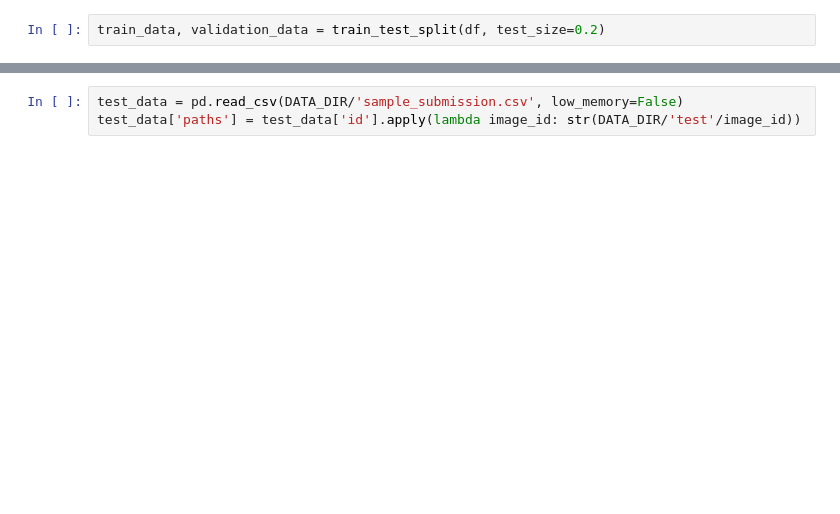
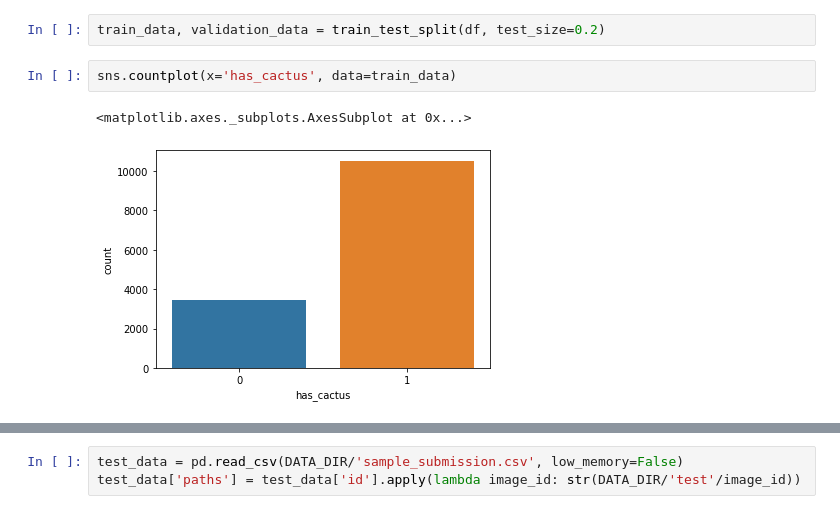
Before and after one commit to mjurkus/ai_bootcamp_8_cv, a Jupyter notebook: Cactus.ipynb, the cells around one changed output, grey strips where cells are left out. Cells and saved outputs as stored; diff of their text form; blank space fills up the shorter version.

```diff
--- a/Cactus.ipynb
+++ b/Cactus.ipynb
@@ -67,3 +84,8 @@ IMG_DIMS = (224, 224, 3)
 df['paths'] = df['id'].apply(lambda image_id: str(DATA_DIR/'train'/image_id))
 # %%
 train_data, validation_data = train_test_split(df, test_size=0.2)
+# %%
+sns.countplot(x='has_cactus', data=train_data)
+# %% [output]
+<matplotlib.axes._subplots.AxesSubplot at 0x...>
+[figure, added]
```
Also changed, not shown: parts of 17 cells of this notebook, 1 other file.
